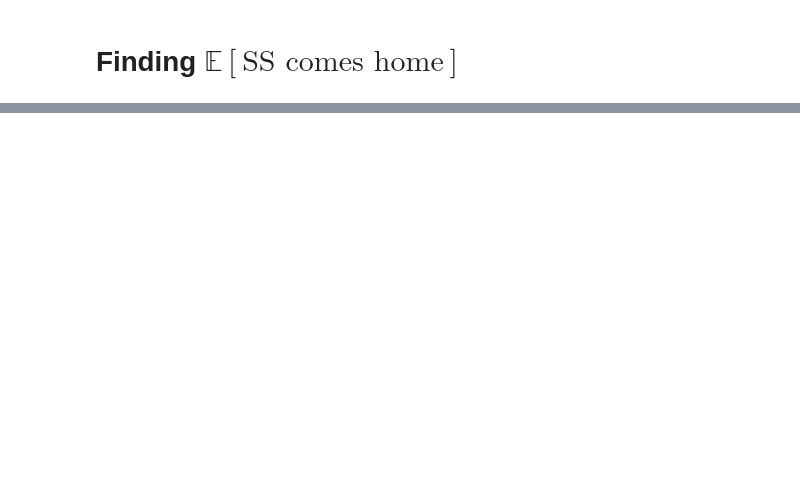
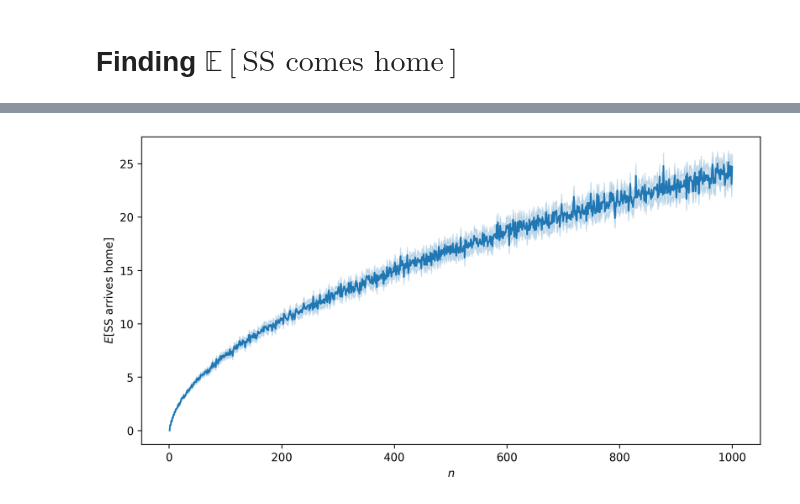
Before and after one commit to nngerncham/cs315_private, a Jupyter notebook: midterm/Problem 2.ipynb, the cells around one changed output, grey strips where cells are left out. Saved outputs shown, nothing was run; the diff lists cells and outputs as text; code cells hidden in the pictures; blank space fills up the shorter version.

```diff
--- a/midterm/Problem 2.ipynb
+++ b/midterm/Problem 2.ipynb
@@ -66,0 +60,11 @@ sns.lineplot(df_probs, x="n", y="Home visits")
+# %%
+fig, ax = plt.subplots(figsize=(10, 5), dpi=300)
+
+sns.lineplot(df_probs, x="n", y="Home visits")
+ax.set_ylabel("$E$[SS arrives home]")
+ax.set_xlabel("$n$")
+
+fig.savefig("graphics/02-arriveshome", bbox_inches='tight')
+plt.show(fig)
+# %% [output]
+[figure, added]
```
Also changed, not shown: parts of 9 cells of this notebook, 3 other files.
